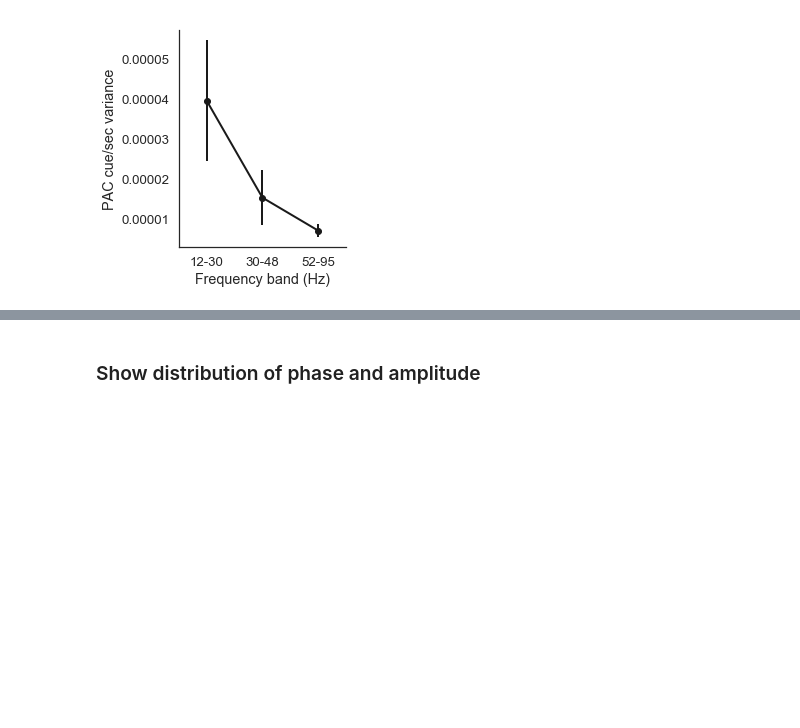
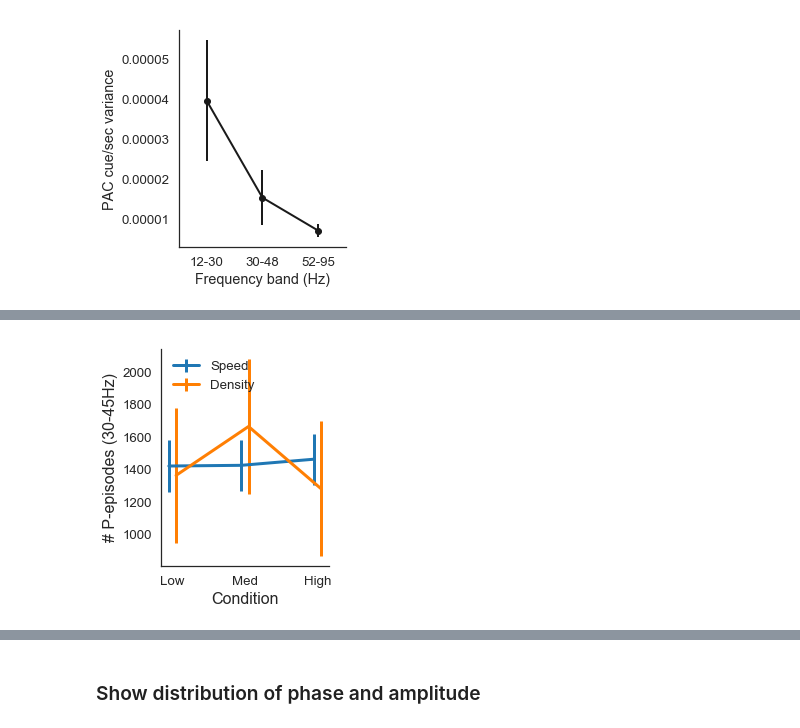
Before and after one commit to DiogoSantosPata/normaliser, a Jupyter notebook: V2_Analisys.ipynb, the cells around one changed output, grey strips where cells are left out. Saved outputs shown, nothing was run; the diff lists cells and outputs as text; code cells hidden in the pictures; blank space fills up the shorter version.

Commit message:
added p episodes

```diff
--- a/V2_Analisys.ipynb
+++ b/V2_Analisys.ipynb
@@ -958,0 +1051,26 @@ plt.xlim(-.5,2.5)
+# %%
+fig = plt.figure()
+ax = fig.add_subplot(111)
+fig.set_figheight(4)
+fig.set_figwidth(3)
+sns.set(font_scale=1.2, style='white')
+
+mmm = log_p_episodes.groupby(['speed','sub']).mean()['p_epi_counts'].unstack().T.mean()
+sss = log_p_episodes.groupby(['speed','sub']).mean()['p_epi_counts'].unstack().T.values.std()  #log_p_episodes.groupby(['speed','sub']).mean()['p_epi_counts'].unstack().T.std()
+plt.errorbar(  np.arange(3)-0.05, mmm, yerr=sss, label='Speed', linewidth=3, color=plo['speed_color'] )
+
+mmm = log_p_episodes.groupby(['density','sub']).mean()['p_epi_counts'].unstack().T.mean()
+sss = log_p_episodes.groupby(['density','sub']).mean()['p_epi_counts'].unstack().T.values.std()  #log_p_episodes.groupby(['density','sub']).mean()['p_epi_counts'].unstack().T.std()
+plt.errorbar(  np.arange(3)+0.05, mmm, yerr=sss, label='Density', linewidth=3, color=plo['density_color'] )
+
+ax.spines['right'].set_visible(False)
+ax.spines['top'].set_visible(False)
+plt.sca(ax)
+plt.legend( frameon=False, loc='upper left')
+plt.xlabel('Condition', fontsize=16)
+plt.ylabel('# P-episodes (' +str(low_amp_freq)+'-'+str(high_amp_freq)+'Hz)'     , fontsize=16)
+plt.xticks(range(3), ['Low','Med','High']);
+
+# plt.ylim(38.7,39.2)
+# %% [output]
+[figure, added]
```
Also changed, not shown: parts of 5 cells of this notebook.
